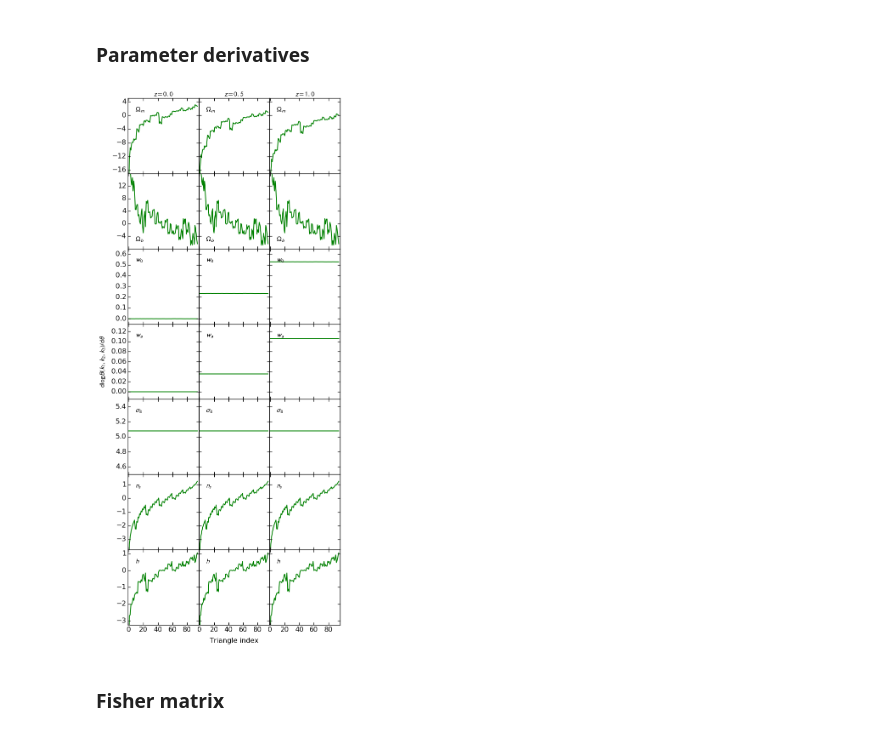
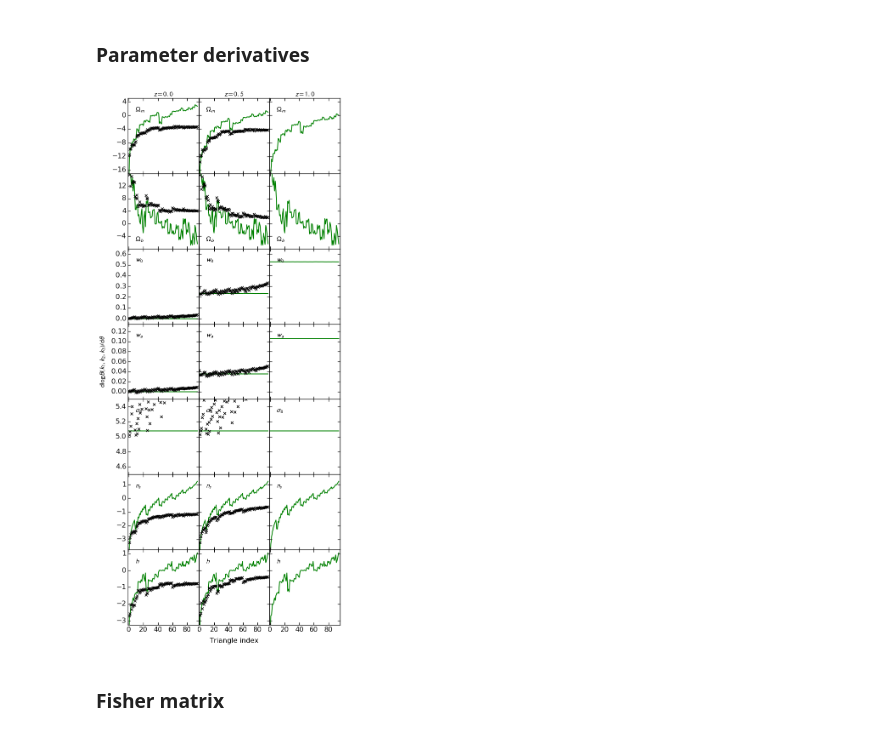
Before and after one commit to DonRegan/notebooks, a Jupyter notebook: ZBOX2 Measurements.ipynb, the cells around one changed output. Cells and saved outputs as stored; diff of their text form; code cells hidden in the pictures.

Commit message:
Add bispectrum derivatives from data.

```diff
--- a/ZBOX2 Measurements.ipynb
+++ b/ZBOX2 Measurements.ipynb
@@ -346,9 +346,9 @@ Bz05 = model_splines(gz05, ['BSpec'])
 Bz10 = model_splines(gz10, ['BSpec'])
 # %%
 # load data
-# dlogB_z00 = loadtxt('./data/ZBOX3/BSpec/dlogB_z0.0.dat')
-# dlogB_z05 = loadtxt('./data/ZBOX3/BSpec/dlogB_z0.52.dat')
-# dlogB_z10 = loadtxt('./data/ZBOX3/BSpec/dlogB_z1.0.dat')
+dlogB_z00 = loadtxt('./data/ZBOX3/BSpec/dlogB_kmax_0.3_dk_8kf_N512_z0.0.dat')
+dlogB_z05 = loadtxt('./data/ZBOX3/BSpec/dlogB_kmax_0.3_dk_8kf_N512_z0.52.dat')
+#dlogB_z10 = loadtxt('./data/ZBOX3/BSpec/dlogB_kmax_0.3_dk_8kf_N512_z1.0.dat')
 
 # plotting
 f = plt.figure(figsize=(9,18))
@@ -371,10 +371,6 @@ for i in range(0,21):
         plt.setp(ax[i].get_xticklabels(), visible=False);
     if i%3 != 0:
         plt.setp(ax[i].get_yticklabels(), visible=False);
-#   if i >= 18:
-#       ax[i].set_xticks([0.01,0.1])
-#       ax[i].set_xticks([0.002,0.003,0.004,0.005,0.006,0.007,0.008,0.009,0.02,0.03,0.04,0.05,0.06,0.07,0.08,0.09,0.2,0.3], minor=True)
-#       ax[i].set_xticklabels(['0.01','0.1'])
 
 
 for i in range(0,3):
@@ -397,36 +393,36 @@ for i in range(0,3):
     ax[9+i].annotate('$w_a$', xy=(0.1,0.8), xycoords='axes fraction',
                    horizontalalignment='left', verticalalignment='bottom', color='black',fontsize=16)
 for i in range(0,3):
     ax[12+i].set_ylim(4.5,5.5)
     #ax[12+i].set_yticks(arange(2,4.5,0.5))
     ax[12+i].annotate('$\sigma_8$', xy=(0.1,0.8), xycoords='axes fraction',
                    horizontalalignment='left', verticalalignment='bottom', color='black',fontsize=16)
 for i in range(0,3):
     ax[15+i].set_ylim(-3.75,1.75)
     ax[15+i].annotate('$n_s$', xy=(0.1,0.8), xycoords='axes fraction',
                    horizontalalignment='left', verticalalignment='bottom', color='black',fontsize=16)
 for i in range(0,3):
     ax[18+i].set_ylim(-3.25,1.25)
     ax[18+i].annotate('$h$', xy=(0.1,0.8), xycoords='axes fraction',
                    horizontalalignment='left', verticalalignment='bottom', color='black',fontsize=16)
 
 ax[0].set_title('$z=0.0$',fontsize=16)
 ax[1].set_title('$z=0.5$',fontsize=16)
 ax[2].set_title('$z=1.0$',fontsize=16)
 
 tri = arange(0,95)
 
 for i in range(0,7):
     ax[i*3].plot(tri, DBz00[0][i](tri)/Bz00[0](tri), lw=2, c='g')
     ax[i*3+1].plot(tri, DBz05[0][i](tri)/Bz05[0](tri), lw=2, c='g')
     ax[i*3+2].plot(tri, DBz10[0][i](tri)/Bz10[0](tri), lw=2, c='g')
-    #ax[i*3].plot(tri, dlogB_z00[:,i], 'x', lw=2, mew=1.5, c='black')
-    #ax[i*3+1].plot(tri, dlogB_z05[:,i], 'x', lw=2, mew=1.5, c='black')
+    ax[i*3].plot(tri, dlogB_z00[:,i], 'x', lw=2, mew=1.5, c='black')
+    ax[i*3+1].plot(tri, dlogB_z05[:,i], 'x', lw=2, mew=1.5, c='black')
     #ax[i*3+2].plot(tri, dlogB_z10[:,i], 'x', lw=2, mew=1.5, c='black')
 
 plt.subplots_adjust(left=0.15, right=0.92, top=0.98, bottom=0.025, wspace=0.0, hspace=0.0)
 # %% [output]
-[figure, old version]
+[figure, new version]
 # %% [markdown]
 ### Fisher matrix
 # %%
```
